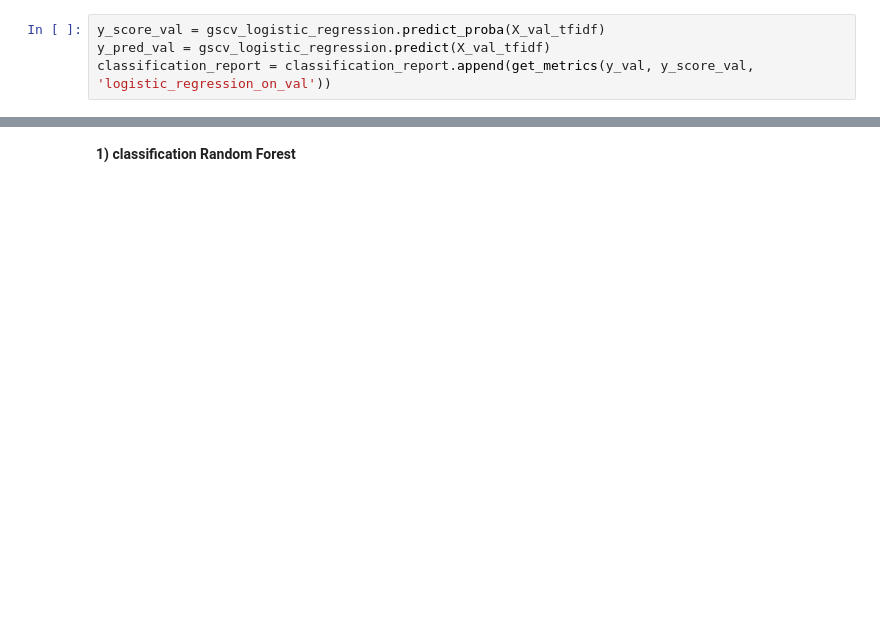
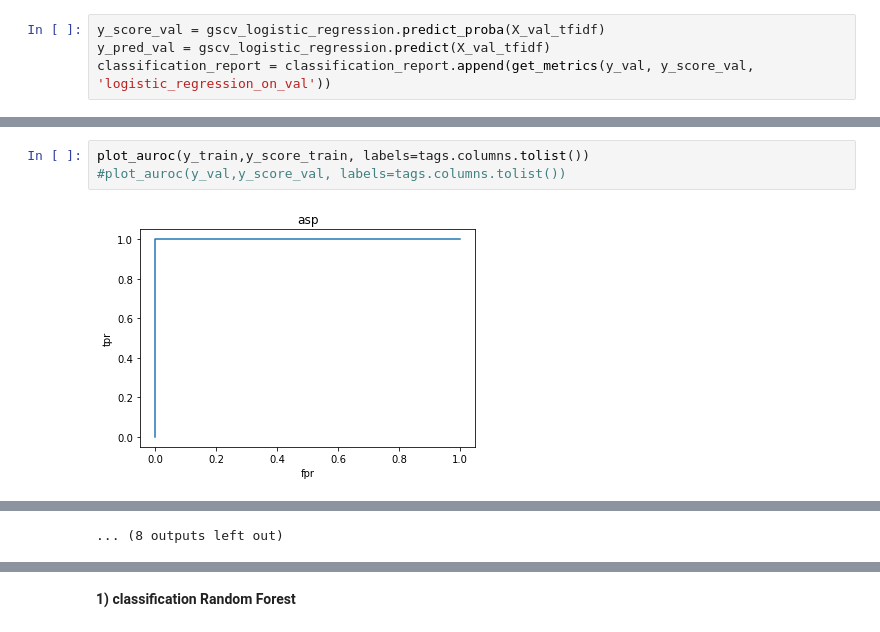
Before and after one commit to Loridan/openclassrooms-iml-projects, a Jupyter notebook: project5/P05_02_notebook_modelisation.ipynb, the cells around one changed output, grey strips where cells are left out. Drawn from its saved outputs; the diff is of its cells as text; blank space fills up the shorter version.

```diff
--- a/project5/P05_02_notebook_modelisation.ipynb
+++ b/project5/P05_02_notebook_modelisation.ipynb
@@ -308,0 +424,5 @@ for i, label in enumerate(tags.columns.tolist()):
+# %%
+plot_auroc(y_train,y_score_train, labels=tags.columns.tolist())
+#plot_auroc(y_val,y_score_val, labels=tags.columns.tolist())
+# %% [output]
+[figure, added]
@@ -309 +440,2 @@ for i, label in enumerate(tags.columns.tolist()):
+... (8 outputs left out)
 # %% [markdown]
```
Also changed, not shown: parts of 46 cells of this notebook.
